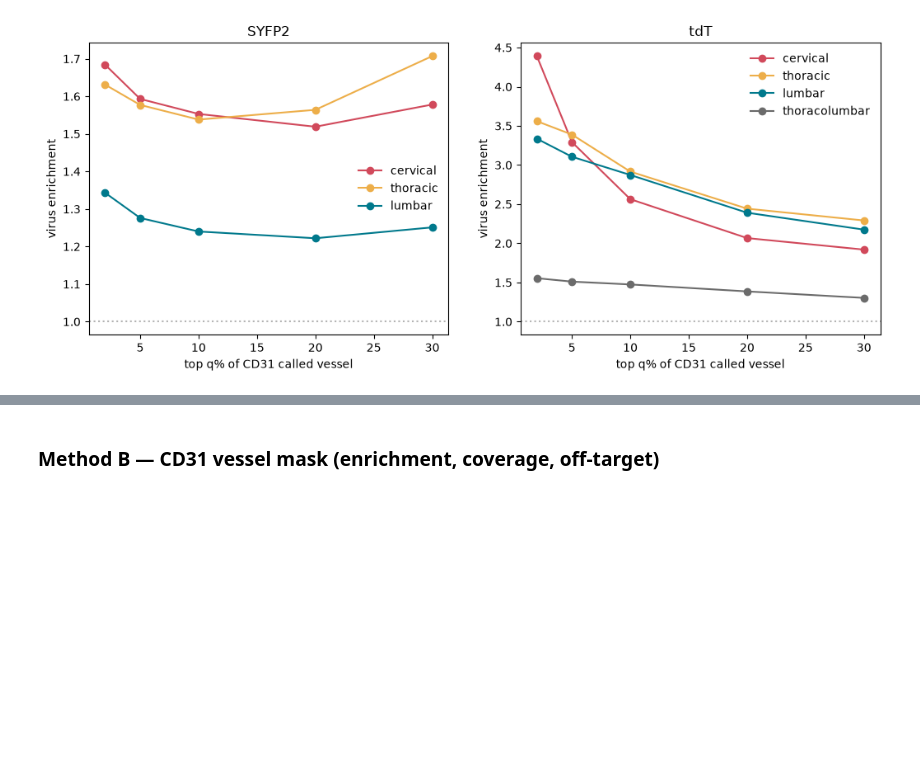
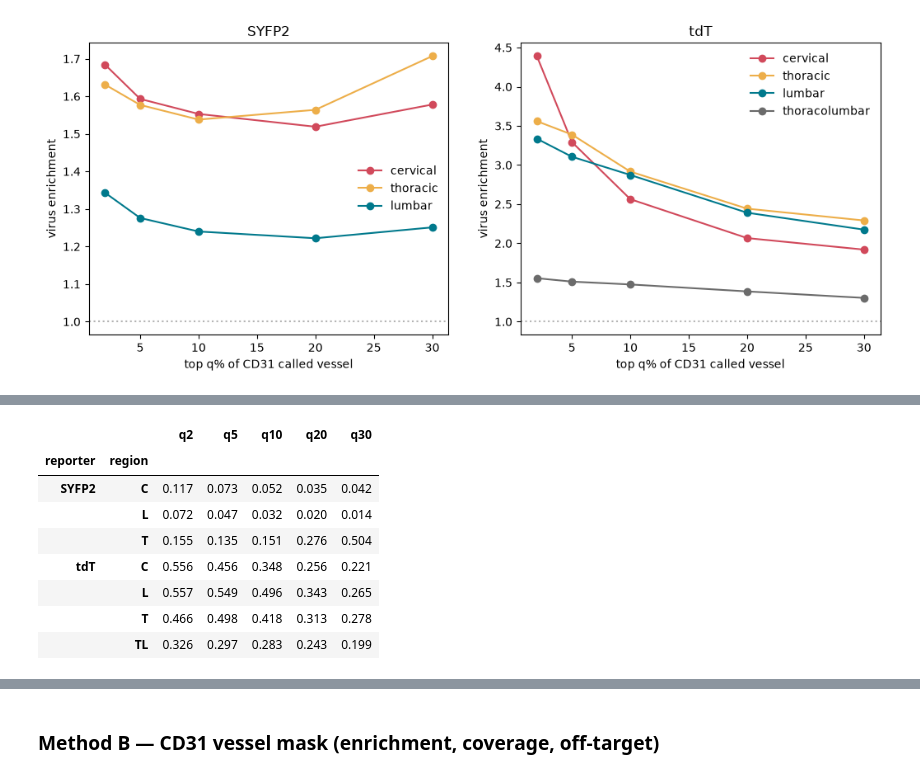
Before and after one commit to UCI-XuLab/blood-vessel-processing, a Jupyter notebook: notebooks/enrichment_metrics.ipynb, the cells around one changed output, grey strips where cells are left out. Drawn from its saved outputs; the diff is of its cells as text; code cells hidden in the pictures; blank space fills up the shorter version.

```diff
--- a/notebooks/enrichment_metrics.ipynb
+++ b/notebooks/enrichment_metrics.ipynb
@@ -151,0 +161,31 @@ plt.show()
+# %%
+rows = []
+for path in paths:
+    figure, mouse, region, reporter, slice_id = NAME.match(path.name).groups()
+    reporter = "SYFP2" if "SYFP2" in reporter else ("tdT" if "tdT" in reporter else reporter)
+    stack = tifffile.imread(path)
+    if stack.ndim != 3 or stack.shape[0] != 2:
+        continue
+    virus, cd31 = stack[0].astype(np.float32), stack[1].astype(np.float32)
+    try:
+        tissue = tissue_mask(virus, cd31)
+    except ValueError:
+        continue
+    cov = coverage_curve(virus, cd31, tissue)
+    rows.append(dict(reporter=reporter, mouse=mouse, region=region,
+                     **{f"q{q}": cov[q] for q in PERCENTILES}))
+
+coverage = pd.DataFrame(rows)
+cover_region = (coverage.groupby(["reporter", "mouse", "region"])[qcols].mean().reset_index()
+                        .groupby(["reporter", "region"])[qcols].mean().round(3))
+cover_region
+# %% [output]
+|  |  | q2 | q5 | q10 | q20 | q30 |
+| reporter | region |  |  |  |  |  |
+| SYFP2 | C | 0.117 | 0.073 | 0.052 | 0.035 | 0.042 |
+|  | L | 0.072 | 0.047 | 0.032 | 0.020 | 0.014 |
+|  | T | 0.155 | 0.135 | 0.151 | 0.276 | 0.504 |
+| tdT | C | 0.556 | 0.456 | 0.348 | 0.256 | 0.221 |
+|  | L | 0.557 | 0.549 | 0.496 | 0.343 | 0.265 |
+|  | T | 0.466 | 0.498 | 0.418 | 0.313 | 0.278 |
+|  | TL | 0.326 | 0.297 | 0.283 | 0.243 | 0.199 |
```
Also changed, not shown: parts of 4 cells of this notebook, 1 other file.
